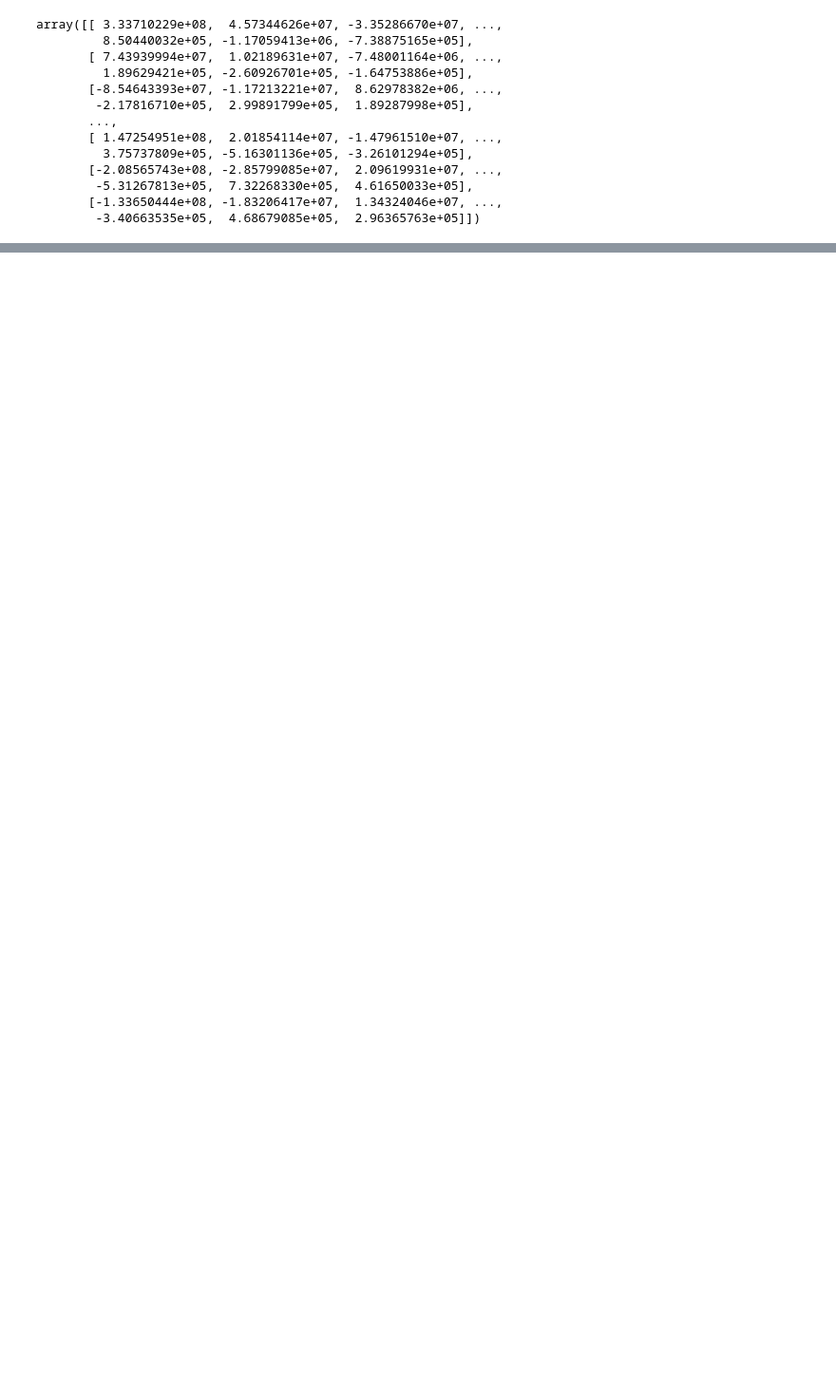
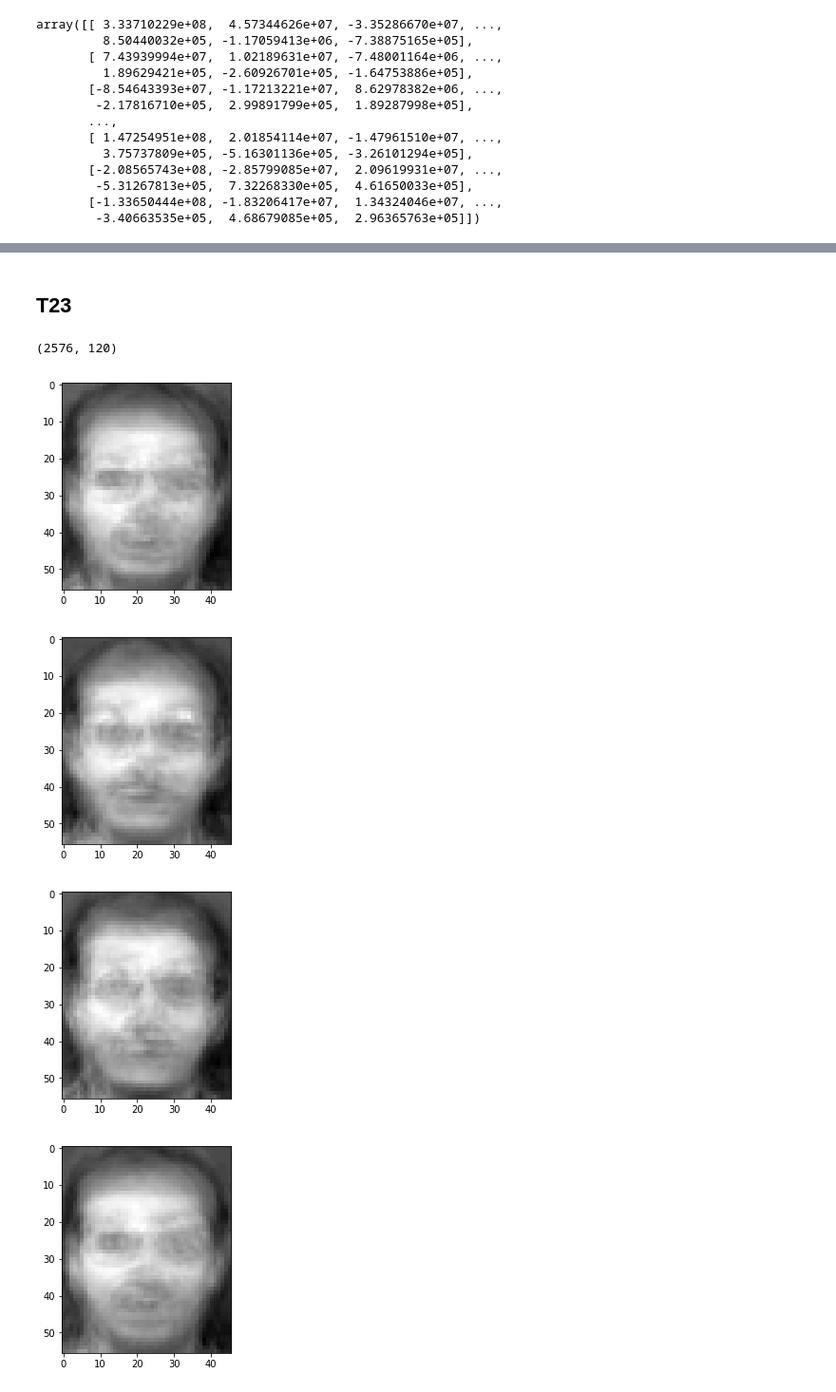
Before and after one commit to nekoteoj/pattern-recognition-work, a Jupyter notebook: HW3/HW3.ipynb, the cells around one changed output, grey strips where cells are left out. Shown at 95% size. Cells and saved outputs as stored; diff of their text form; code cells hidden in the pictures; blank space fills up the shorter version.

```diff
--- a/HW3/HW3.ipynb
+++ b/HW3/HW3.ipynb
@@ -430,0 +459,6 @@ array([[ 3.33710229e+08,  4.57344626e+07, -3.35286670e+07, ...,
+# %%
+eigen_val, eigen_vec = LA.eig(lda_proj)
+eigen_val = np.real(eigen_val)
+eigen_vec = np.real(eigen_vec)
+eigen_val[eigen_val < 1e-7] = 0
+print(f"We have {eigen_val[eigen_val != 0].shape[0]} non-zero eigenvalues")
@@ -430,0 +467,5 @@ array([[ 3.33710229e+08,  4.57344626e+07, -3.35286670e+07, ...,
+# %%
+# Lazy to write sort function
+idx = eigen_val.argsort()[::-1]
+eigen_val = eigen_val[idx]
+eigen_vec = eigen_vec[:, idx]
@@ -430,0 +495,19 @@ array([[ 3.33710229e+08,  4.57344626e+07, -3.35286670e+07, ...,
+# %% [markdown]
+## T23
+# %%
+vp.shape
+# %% [output]
+(2576, 120)
+# %%
+for i in range(39):
+    eigen_vec[:, i] /= LA.norm(eigen_vec[:, i])
+# %%
+for i in range(10):
+    vec = (vp[:, :80].dot(eigen_vec) + T_v_mean.reshape(-1, 1))[:, i]
+    plt.imshow(vec.reshape(56, 46), cmap="gray")
+    plt.show()
+# %% [output]
+[figure, added]
+[figure, added]
+[figure, added]
+[figure, added]
```
Also changed, not shown: parts of 18 cells of this notebook.
